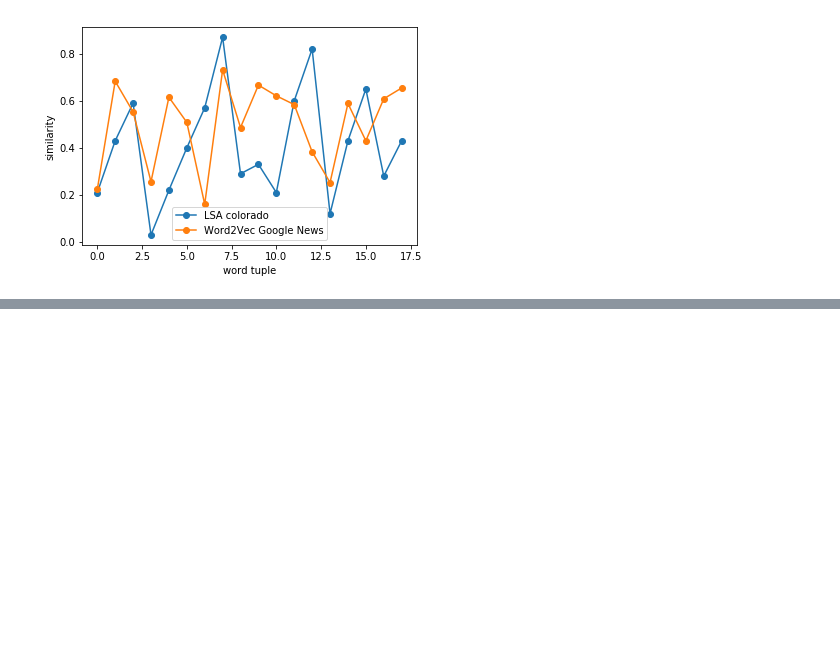
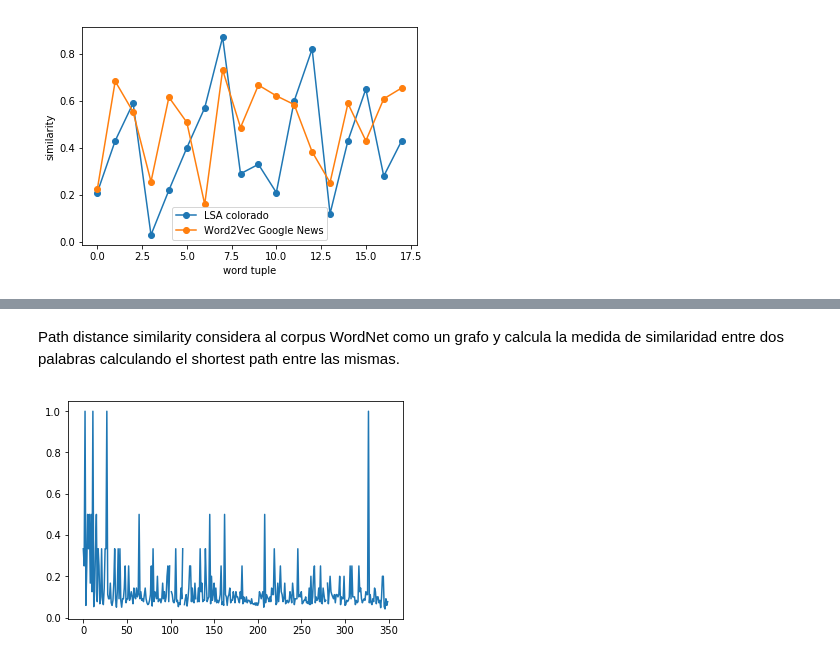
Before and after one commit to turtle-lea/ciencia-de-datos, a Jupyter notebook: tp-6/tp-6.ipynb, the cells around one changed output, grey strips where cells are left out. Cells and saved outputs as stored; diff of their text form; code cells hidden in the pictures; blank space fills up the shorter version.

```diff
--- a/tp-6/tp-6.ipynb
+++ b/tp-6/tp-6.ipynb
@@ -337,0 +370,14 @@ plt.show()
+# %% [markdown]
+Path distance similarity considera al corpus WordNet como un grafo y calcula la medida de similaridad entre dos palabras calculando el shortest path entre las mismas.
+# %%
+similarity_path = []
+for i in range(0,len(vec1)):
+    wordFromList1 = wn.synsets(vec1[i])
+    wordFromList2 = wn.synsets(vec2[i])
+    if wordFromList1 and wordFromList2:
+            s = wordFromList1[0].path_similarity(wordFromList2[0],simulate_root = False)
+            similarity_path.append(s)
+plt.plot(similarity_path)
+plt.show()
+# %% [output]
+[figure, added]
```
Also changed, not shown: parts of 19 cells of this notebook.
